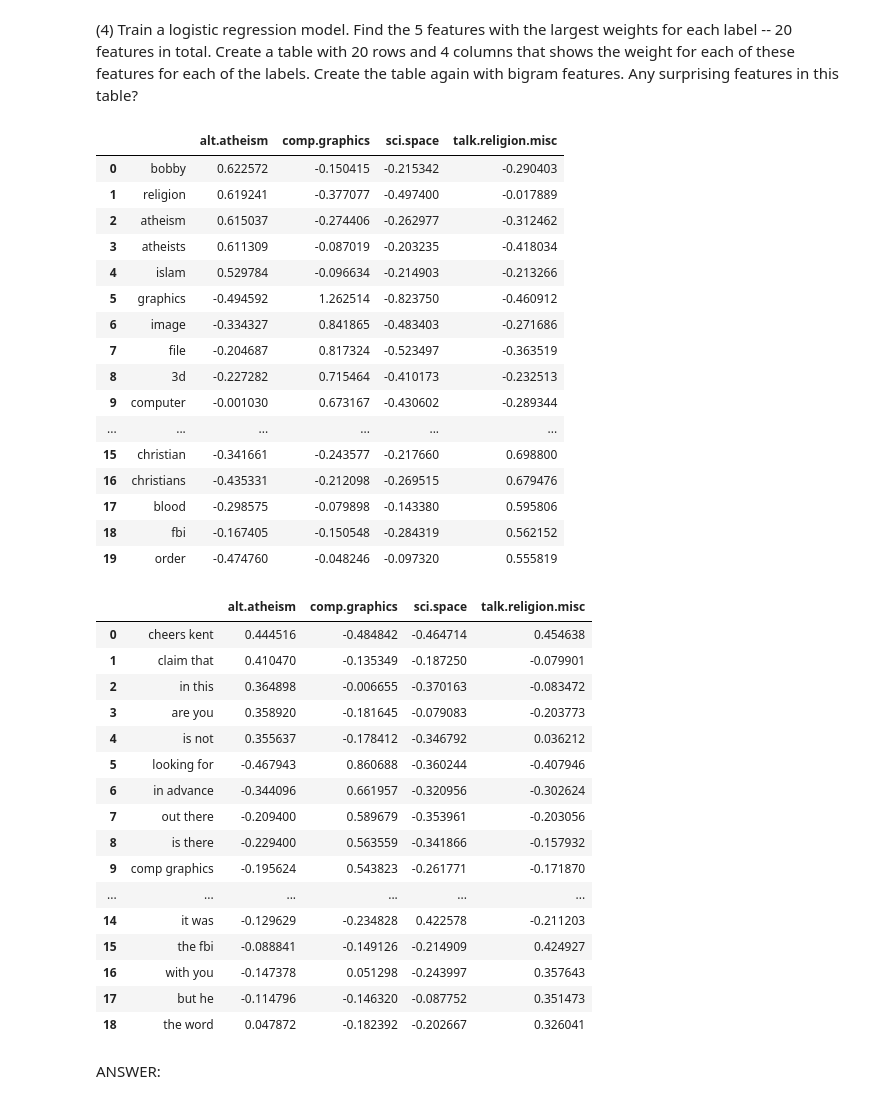
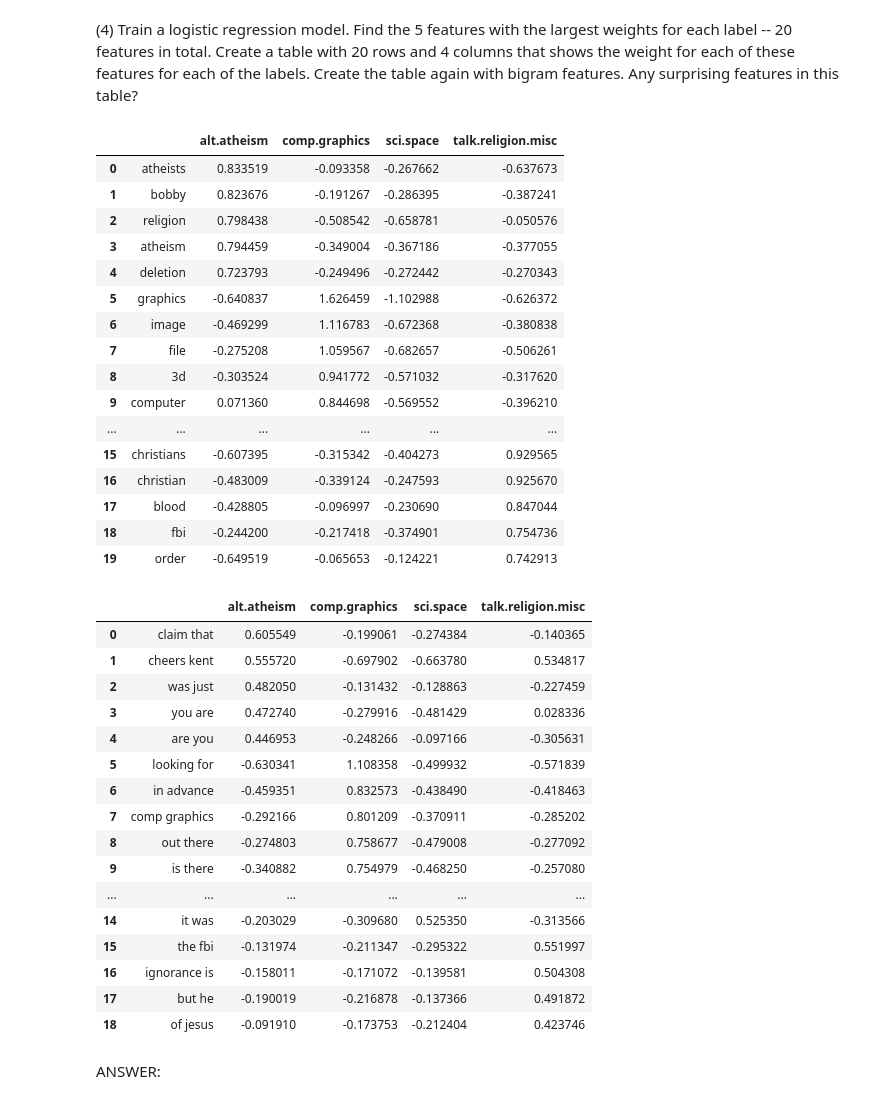
Before and after one commit to kevinhanna/W207_Projects, a Jupyter notebook: Kevin_Hanna_p2.ipynb, the cells around one changed output. Cells and saved outputs as stored; diff of their text form; code cells hidden in the pictures.

```diff
--- a/Kevin_Hanna_p2.ipynb
+++ b/Kevin_Hanna_p2.ipynb
@@ -430,7 +438,7 @@ def P4():
         vectorizer_test = CountVectorizer(vocabulary=vocabulary)
         X_test = vectorizer_test.fit_transform(corpus_test)
 
-        lr = LogisticRegression(C=0.2, penalty='l2', solver='newton-cg', multi_class='ovr')
+        lr = LogisticRegression(C=0.5, penalty='l2', solver='liblinear', multi_class='ovr')
         lr.fit(X, y)
         lr_y_pred = lr.predict(X_test)
 
@@ -439,66 +447,66 @@ def P4():
         return top_fives, vocabulary
 
     """Create a pandas dataframe for presenting table
     """
     def combine_features_df(top_5s, vocabulary):
         data = []
         for idx, attributes in top_5s.items():
             row=[vocabulary[idx]] + attributes['coefs']
             data.append(row)
 
         header=[''] + newsgroups_train.target_names
         df = pd.DataFrame(data=data, columns=header)
 
         return df
 
     corpus = train_data
     y = train_labels
-    corpus_test = test_data
-    y_test = test_labels
+    corpus_test = dev_data
+    y_test = dev_labels
 
     top_five, vocabulary = get_top_five_features(False)
     top_five_bigram, vocabulary_bigram = get_top_five_features(True)
 
     display(combine_features_df(top_five, vocabulary))
     display(combine_features_df(top_five_bigram, vocabulary_bigram))
 
 ### STUDENT END ###
 P4()
 # %% [output]
 |  |  | alt.atheism | comp.graphics | sci.space | talk.religion.misc |
-| 0 | bobby | 0.622572 | -0.150415 | -0.215342 | -0.290403 |
-| 1 | religion | 0.619241 | -0.377077 | -0.497400 | -0.017889 |
-| 2 | atheism | 0.615037 | -0.274406 | -0.262977 | -0.312462 |
-| 3 | atheists | 0.611309 | -0.087019 | -0.203235 | -0.418034 |
-| 4 | islam | 0.529784 | -0.096634 | -0.214903 | -0.213266 |
-| 5 | graphics | -0.494592 | 1.262514 | -0.823750 | -0.460912 |
-| 6 | image | -0.334327 | 0.841865 | -0.483403 | -0.271686 |
-| 7 | file | -0.204687 | 0.817324 | -0.523497 | -0.363519 |
-| 8 | 3d | -0.227282 | 0.715464 | -0.410173 | -0.232513 |
-| 9 | computer | -0.001030 | 0.673167 | -0.430602 | -0.289344 |
+| 0 | atheists | 0.833519 | -0.093358 | -0.267662 | -0.637673 |
+| 1 | bobby | 0.823676 | -0.191267 | -0.286395 | -0.387241 |
+| 2 | religion | 0.798438 | -0.508542 | -0.658781 | -0.050576 |
+| 3 | atheism | 0.794459 | -0.349004 | -0.367186 | -0.377055 |
+| 4 | deletion | 0.723793 | -0.249496 | -0.272442 | -0.270343 |
+| 5 | graphics | -0.640837 | 1.626459 | -1.102988 | -0.626372 |
+| 6 | image | -0.469299 | 1.116783 | -0.672368 | -0.380838 |
+| 7 | file | -0.275208 | 1.059567 | -0.682657 | -0.506261 |
+| 8 | 3d | -0.303524 | 0.941772 | -0.571032 | -0.317620 |
+| 9 | computer | 0.071360 | 0.844698 | -0.569552 | -0.396210 |
 | ... | ... | ... | ... | ... | ... |
-| 15 | christian | -0.341661 | -0.243577 | -0.217660 | 0.698800 |
-| 16 | christians | -0.435331 | -0.212098 | -0.269515 | 0.679476 |
-| 17 | blood | -0.298575 | -0.079898 | -0.143380 | 0.595806 |
-| 18 | fbi | -0.167405 | -0.150548 | -0.284319 | 0.562152 |
-| 19 | order | -0.474760 | -0.048246 | -0.097320 | 0.555819 |
+| 15 | christians | -0.607395 | -0.315342 | -0.404273 | 0.929565 |
+| 16 | christian | -0.483009 | -0.339124 | -0.247593 | 0.925670 |
+| 17 | blood | -0.428805 | -0.096997 | -0.230690 | 0.847044 |
+| 18 | fbi | -0.244200 | -0.217418 | -0.374901 | 0.754736 |
+| 19 | order | -0.649519 | -0.065653 | -0.124221 | 0.742913 |
 |  |  | alt.atheism | comp.graphics | sci.space | talk.religion.misc |
-| 0 | cheers kent | 0.444516 | -0.484842 | -0.464714 | 0.454638 |
-| 1 | claim that | 0.410470 | -0.135349 | -0.187250 | -0.079901 |
-| 2 | in this | 0.364898 | -0.006655 | -0.370163 | -0.083472 |
-| 3 | are you | 0.358920 | -0.181645 | -0.079083 | -0.203773 |
-| 4 | is not | 0.355637 | -0.178412 | -0.346792 | 0.036212 |
-| 5 | looking for | -0.467943 | 0.860688 | -0.360244 | -0.407946 |
-| 6 | in advance | -0.344096 | 0.661957 | -0.320956 | -0.302624 |
-| 7 | out there | -0.209400 | 0.589679 | -0.353961 | -0.203056 |
-| 8 | is there | -0.229400 | 0.563559 | -0.341866 | -0.157932 |
-| 9 | comp graphics | -0.195624 | 0.543823 | -0.261771 | -0.171870 |
+| 0 | claim that | 0.605549 | -0.199061 | -0.274384 | -0.140365 |
+| 1 | cheers kent | 0.555720 | -0.697902 | -0.663780 | 0.534817 |
+| 2 | was just | 0.482050 | -0.131432 | -0.128863 | -0.227459 |
+| 3 | you are | 0.472740 | -0.279916 | -0.481429 | 0.028336 |
+| 4 | are you | 0.446953 | -0.248266 | -0.097166 | -0.305631 |
+| 5 | looking for | -0.630341 | 1.108358 | -0.499932 | -0.571839 |
+| 6 | in advance | -0.459351 | 0.832573 | -0.438490 | -0.418463 |
+| 7 | comp graphics | -0.292166 | 0.801209 | -0.370911 | -0.285202 |
+| 8 | out there | -0.274803 | 0.758677 | -0.479008 | -0.277092 |
+| 9 | is there | -0.340882 | 0.754979 | -0.468250 | -0.257080 |
 | ... | ... | ... | ... | ... | ... |
-| 14 | it was | -0.129629 | -0.234828 | 0.422578 | -0.211203 |
-| 15 | the fbi | -0.088841 | -0.149126 | -0.214909 | 0.424927 |
-| 16 | with you | -0.147378 | 0.051298 | -0.243997 | 0.357643 |
-| 17 | but he | -0.114796 | -0.146320 | -0.087752 | 0.351473 |
-| 18 | the word | 0.047872 | -0.182392 | -0.202667 | 0.326041 |
+| 14 | it was | -0.203029 | -0.309680 | 0.525350 | -0.313566 |
+| 15 | the fbi | -0.131974 | -0.211347 | -0.295322 | 0.551997 |
+| 16 | ignorance is | -0.158011 | -0.171072 | -0.139581 | 0.504308 |
+| 17 | but he | -0.190019 | -0.216878 | -0.137366 | 0.491872 |
+| 18 | of jesus | -0.091910 | -0.173753 | -0.212404 | 0.423746 |
 # %% [markdown]
 ANSWER:
 # %% [markdown]
```
Also changed, not shown: parts of 11 cells of this notebook.
